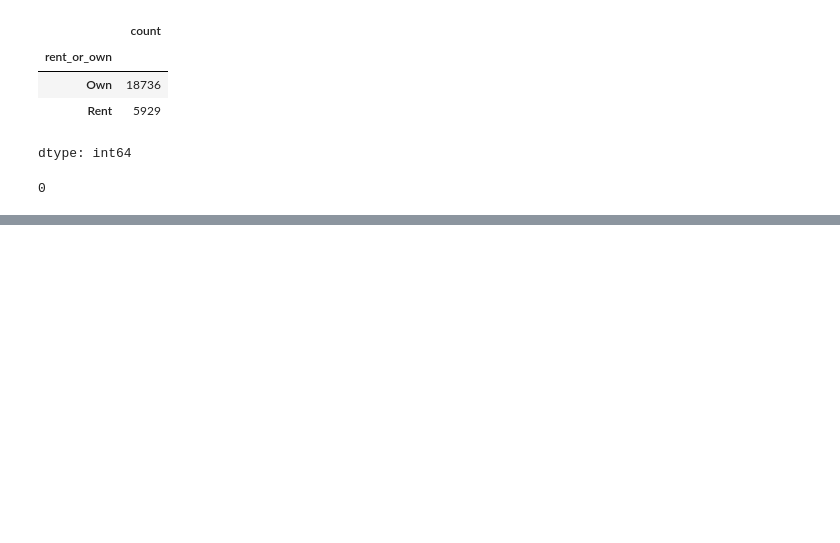
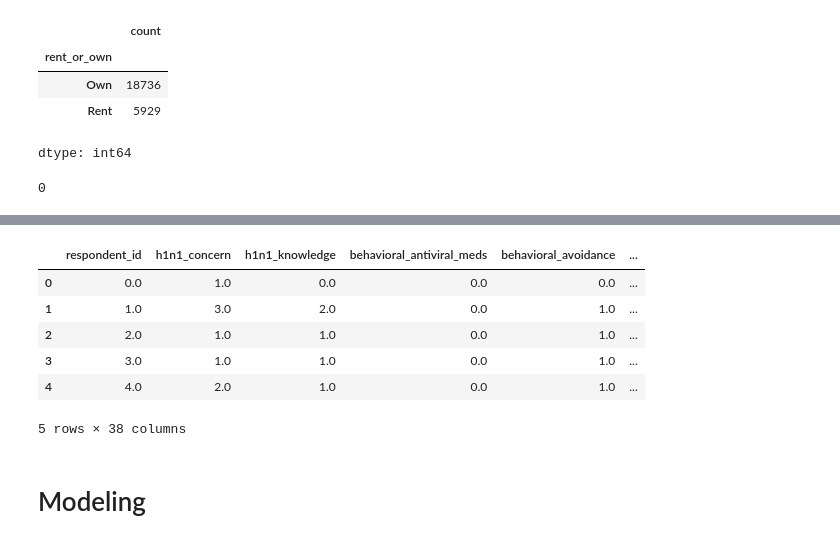
Before and after one commit to KeyMoney22/Flu-Shot-Learning, a Jupyter notebook: Flu_Shot_Learning_Predict_H1N1_and_Seasonal_Flu_Vaccines.ipynb, the cells around one changed output, grey strips where cells are left out. Drawn from its saved outputs; the diff is of its cells as text; code cells hidden in the pictures; blank space fills up the shorter version.

Commit message:
Base modeling

```diff
--- a/Flu_Shot_Learning_Predict_H1N1_and_Seasonal_Flu_Vaccines.ipynb
+++ b/Flu_Shot_Learning_Predict_H1N1_and_Seasonal_Flu_Vaccines.ipynb
@@ -607,0 +622,27 @@ dtype: int64
+# %%
+# Using machine learning to replace nan values in  employment_status, marital_status,income_poverty,education columns
+
+# Select columns with missing values
+cols_to_impute = ['employment_status', 'marital_status', 'income_poverty', 'education']
+
+# Create a KNNImputer object
+imputer = KNNImputer(n_neighbors=5)
+
+# Loop through the columns and impute missing values using KNN
+for col in cols_to_impute:
+  # Convert categorical values to numerical using Label Encoding (optional, but can improve KNN performance)
+  le = LabelEncoder()
+  encoded_col = le.fit_transform(df_train_copy[col].fillna('Unknown'))  # Fill NaN with 'Unknown' for now
+  encoded_col_reshaped = encoded_col.reshape(-1, 1)
+
+  # Fit and transform the imputer on the encoded column
+  imputed_col = imputer.fit_transform(encoded_col_reshaped)
+
+  # Convert the imputed numerical values back to categorical
+  imputed_col_decoded = le.inverse_transform(imputed_col.astype(int).flatten())
+
+  # Replace the original column with the imputed values
+  df_train_copy[col] = imputed_col_decoded
+
+# Check for missing values in the imputed columns
+print(df_train_copy[cols_to_impute].isnull().sum())
@@ -607,0 +676,18 @@ dtype: int64
+# %%
+df_cleaned = df_train_copy.copy()
+# %%
+# prompt: drop the last column
+
+df_cleaned = df_cleaned.iloc[:, :-1]
+# %%
+df_cleaned.head()
+# %% [output]
+|  | respondent_id | h1n1_concern | h1n1_knowledge | behavioral_antiviral_meds | behavioral_avoidance | ... |
+| 0 | 0.0 | 1.0 | 0.0 | 0.0 | 0.0 | ... |
+| 1 | 1.0 | 3.0 | 2.0 | 0.0 | 1.0 | ... |
+| 2 | 2.0 | 1.0 | 1.0 | 0.0 | 1.0 | ... |
+| 3 | 3.0 | 1.0 | 1.0 | 0.0 | 1.0 | ... |
+| 4 | 4.0 | 2.0 | 1.0 | 0.0 | 1.0 | ... |
+5 rows × 38 columns
+# %% [markdown]
+# Modeling
```
Also changed, not shown: parts of 92 cells of this notebook.
